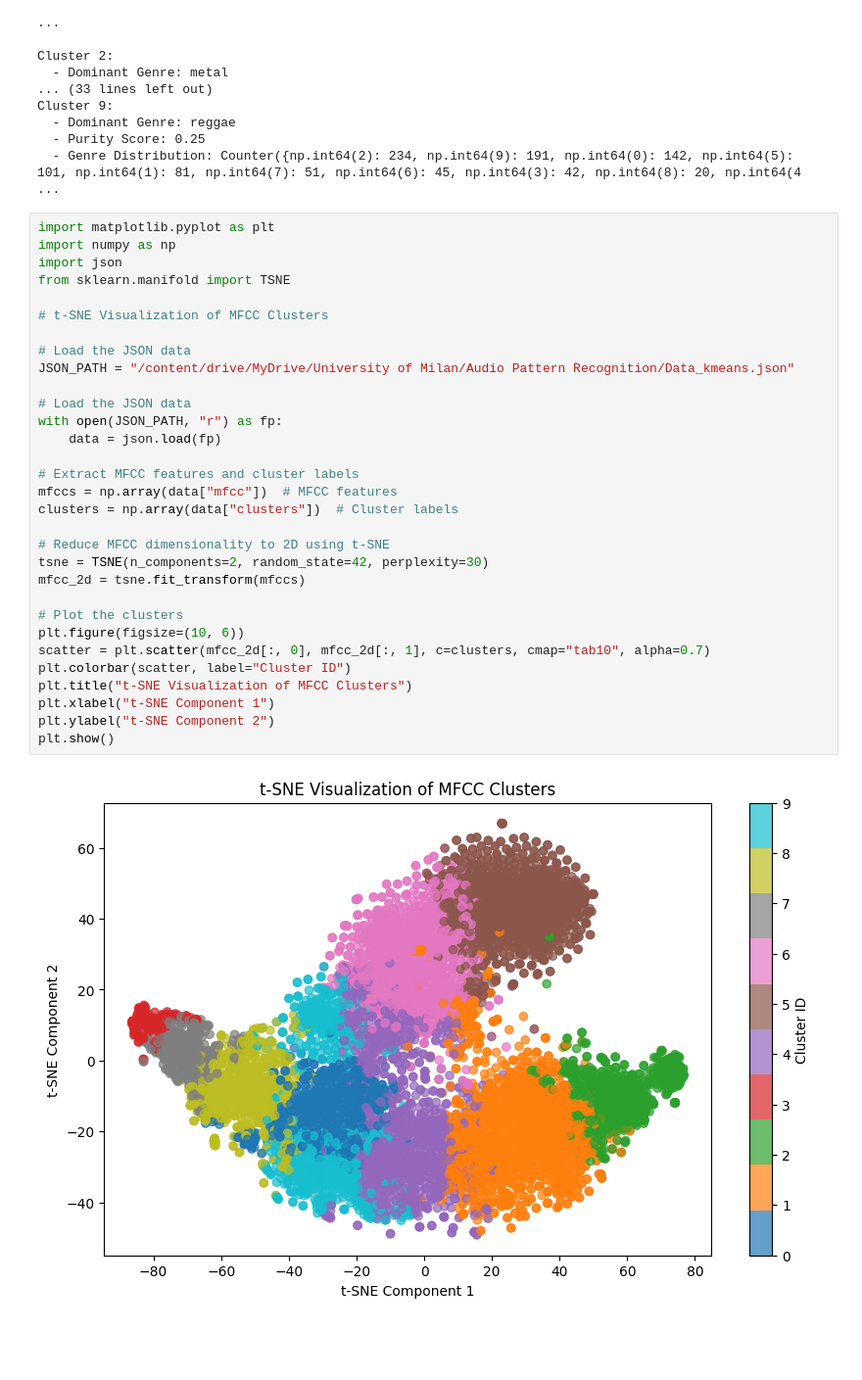
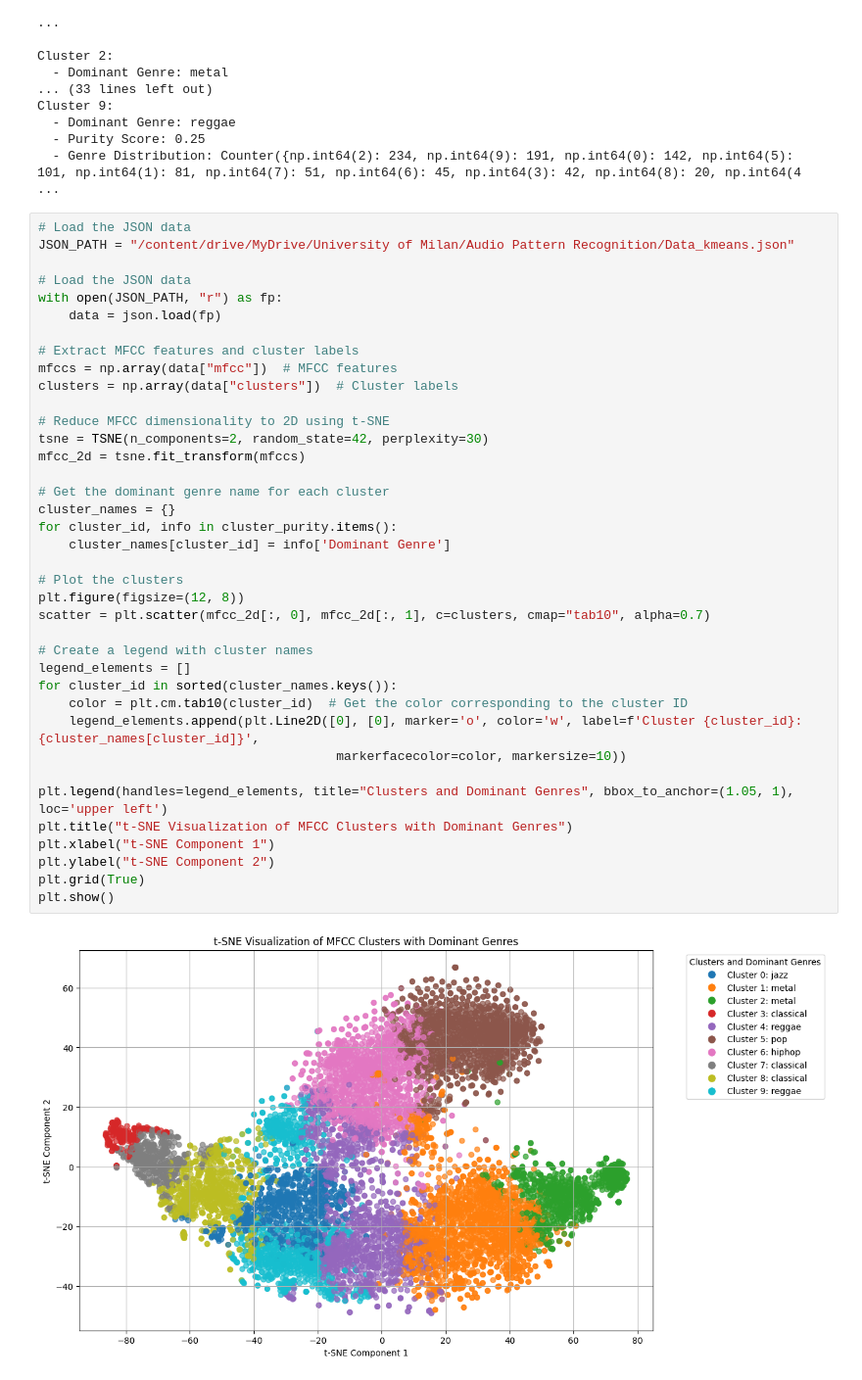
Before and after one commit to moeinghaeini/Audio-Pattern-Recognition, a Jupyter notebook: Genre_Classifier_+_KMeans.ipynb, the cells around one changed output. Shown at 98% size. Saved outputs shown, nothing was run; the diff lists cells and outputs as text; blank space fills up the shorter version.

```diff
--- a/Genre_Classifier_+_KMeans.ipynb
+++ b/Genre_Classifier_+_KMeans.ipynb
@@ -180,35 +180,42 @@ Cluster 9:
   - Purity Score: 0.25
   - Genre Distribution: Counter({np.int64(2): 234, np.int64(9): 191, np.int64(0): 142, np.int64(5): 101, np.int64(1): 81, np.int64(7): 51, np.int64(6): 45, np.int64(3): 42, np.int64(8): 20, np.int64(4 ...
 # %%
-import matplotlib.pyplot as plt
-import numpy as np
-import json
-from sklearn.manifold import TSNE
-
-# t-SNE Visualization of MFCC Clusters
-
 # Load the JSON data
 JSON_PATH = "/content/drive/MyDrive/University of Milan/Audio Pattern Recognition/Data_kmeans.json"
 
 # Load the JSON data
 with open(JSON_PATH, "r") as fp:
     data = json.load(fp)
 
 # Extract MFCC features and cluster labels
 mfccs = np.array(data["mfcc"])  # MFCC features
 clusters = np.array(data["clusters"])  # Cluster labels
 
 # Reduce MFCC dimensionality to 2D using t-SNE
 tsne = TSNE(n_components=2, random_state=42, perplexity=30)
 mfcc_2d = tsne.fit_transform(mfccs)
 
+# Get the dominant genre name for each cluster
+cluster_names = {}
+for cluster_id, info in cluster_purity.items():
+    cluster_names[cluster_id] = info['Dominant Genre']
+
 # Plot the clusters
-plt.figure(figsize=(10, 6))
+plt.figure(figsize=(12, 8))
 scatter = plt.scatter(mfcc_2d[:, 0], mfcc_2d[:, 1], c=clusters, cmap="tab10", alpha=0.7)
-plt.colorbar(scatter, label="Cluster ID")
-plt.title("t-SNE Visualization of MFCC Clusters")
+
+# Create a legend with cluster names
+legend_elements = []
+for cluster_id in sorted(cluster_names.keys()):
+    color = plt.cm.tab10(cluster_id)  # Get the color corresponding to the cluster ID
+    legend_elements.append(plt.Line2D([0], [0], marker='o', color='w', label=f'Cluster {cluster_id}: {cluster_names[cluster_id]}',
+                                       markerfacecolor=color, markersize=10))
+
+plt.legend(handles=legend_elements, title="Clusters and Dominant Genres", bbox_to_anchor=(1.05, 1), loc='upper left')
+plt.title("t-SNE Visualization of MFCC Clusters with Dominant Genres")
 plt.xlabel("t-SNE Component 1")
 plt.ylabel("t-SNE Component 2")
+plt.grid(True)
 plt.show()
 # %% [output]
-[figure, old version]
+[figure, new version]
```
